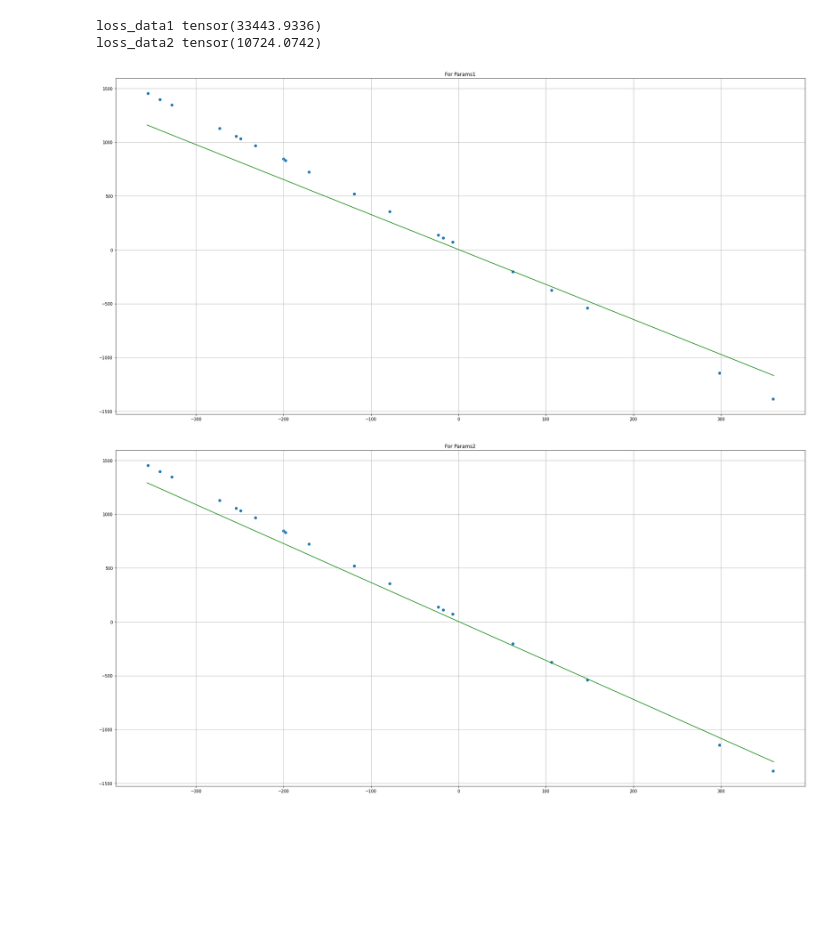
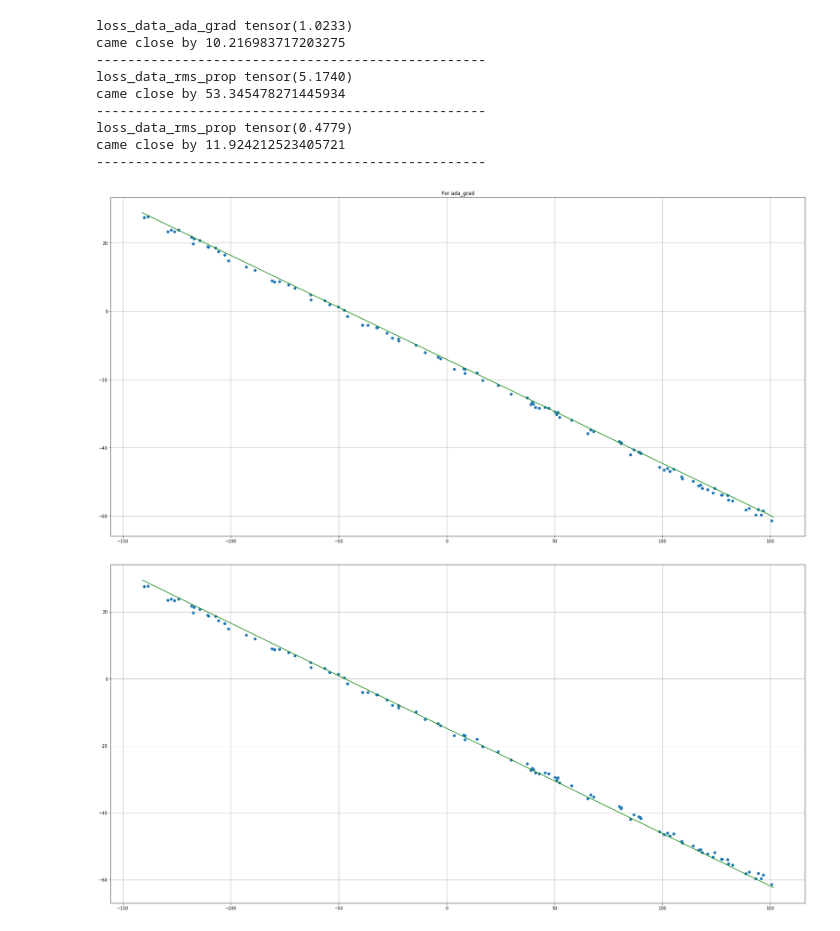
Before and after one commit to make-meth/y2020-ITMO-MO, a Jupyter notebook: 4/2_SGD.ipynb, the cells around one changed output. Saved outputs shown, nothing was run; the diff lists cells and outputs as text; code cells hidden in the pictures; blank space fills up the shorter version.

```diff
--- a/4/2_SGD.ipynb
+++ b/4/2_SGD.ipynb
@@ -56,21 +57,30 @@ def run_optim(xs, ys, optimizer_fr_model, model=torch.nn.Linear(1, 1), batch_siz
     loss = torch.nn.functional.mse_loss(prediction, ys)
     return loss.data, [list(model.parameters())[0].data[0, 0].item(), list(model.parameters())[1].data[0].item()]
 
-#You can use these optimizers:
-#torch.optim.Adam
-#torch.optim.RMSprop
-#torch.optim.Adagrad
-loss_data, params = run_optim(*line, partial(torch.optim.Adagrad, lr=0.1), torch.nn.Linear(1, 1), batch_size=1)
-loss_data2, params2 = run_optim(*line, partial(torch.optim.Adagrad, lr=0.1), torch.nn.Linear(1, 1), batch_size=10)
-
-
-draw_2d(*line, params[::-1], title="For Params1")
-draw_2d(*line, params2[::-1], title="For Params2")
-
-print("loss_data1", loss_data)
-print("loss_data2", loss_data2)
+def compare(verbose_name, my_algo, my_config,  torch_algo, torch_config):
+    loss_data, params = run_optim(*line, partial(torch_algo, **torch_config), torch.nn.Linear(1, 1), batch_size=1)
+    print(f"loss_data_{verbose_name}", loss_data)
+    draw_2d(*line, params[::-1], title=f"For {verbose_name}")
+    regression(*line, method=my_algo, **my_config)
+    print("-"*50)
-# %% [output]
-loss_data1 tensor(33443.9336)
-loss_data2 tensor(10724.0742)
-[figure, removed]
-[figure, removed]
+# %%
+LR = 0.05
+
+compare("ada_grad", sgd_ada_grad, {'lr0': 0.5, 'epoch': 1000}
+        , torch.optim.Adagrad, {'lr': 0.5})
+compare("rms_prop", sgd_rms_prop, {'lr0': LR, 'epoch': 1000, 'alpha': 0.5}
+        , torch.optim.RMSprop, {'lr': LR, 'momentum': 0.5})
+compare("rms_prop", sgd_adam, {'lr0': LR, 'epoch': 1000, 'alpha': 0.9, 'beta': 0.99}
+        , torch.optim.Adam, {'lr': LR})
+# %% [output]
+loss_data_ada_grad tensor(1.0233)
+came close by 10.216983717203275
+--------------------------------------------------
+loss_data_rms_prop tensor(5.1740)
+came close by 53.345478271445934
+--------------------------------------------------
+loss_data_rms_prop tensor(0.4779)
+came close by 11.924212523405721
+--------------------------------------------------
+[figure, added]
+[figure, added]
```
Also changed, not shown: parts of 3 cells of this notebook, 2 other files.
